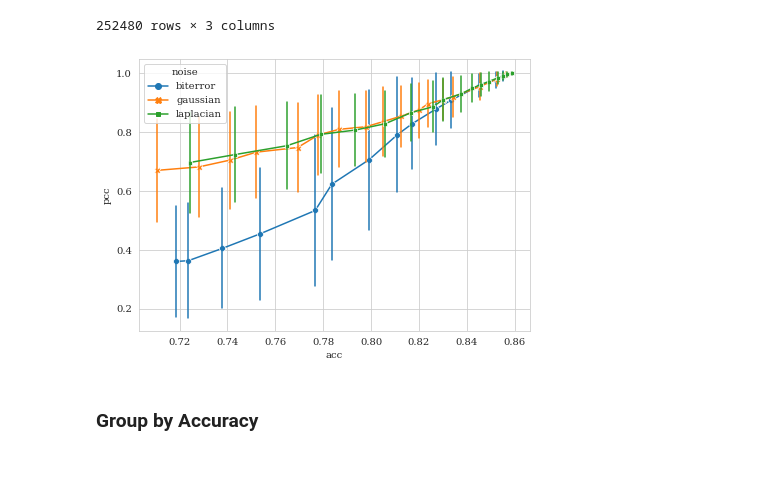
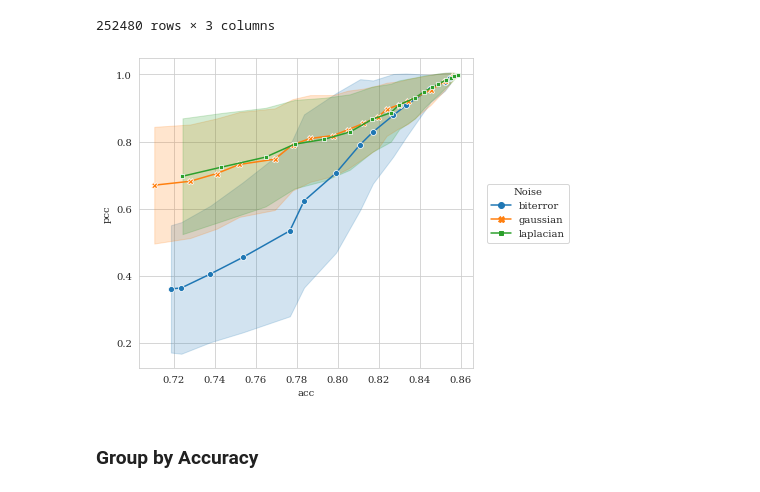
Before and after one commit to katekemu/model_inversion_defense, a Jupyter notebook: MIDAS_deep.ipynb, the cells around one changed output. Cells and saved outputs as stored; diff of their text form; code cells hidden in the pictures; blank space fills up the shorter version.

```diff
--- a/MIDAS_deep.ipynb
+++ b/MIDAS_deep.ipynb
@@ -848,13 +833,15 @@ df_final
 # %%
 sns.set_style("whitegrid")
 plt.rcParams["font.family"] = "serif"
 
 
 plt.figure(figsize=(7,5))
 ax = sns.lineplot(data=df_final, x="acc", y="pcc",hue="noise", style="noise",
-    markers=True,dashes=False, ci='sd', err_style='bars')
+    markers=True,dashes=False, ci='sd', err_style='band')
+plt.legend(ncol=1, title='Noise',loc='center right', bbox_to_anchor=(1.3, 0.5)) # , bbox_to_anchor=(1.5, 0.5)
+plt.tight_layout()
 # %% [output]
-[figure, old version]
+[figure, new version]
 # %% [markdown]
 ### Group by Accuracy
 # %%
```
Also changed, not shown: parts of 6 cells of this notebook.
